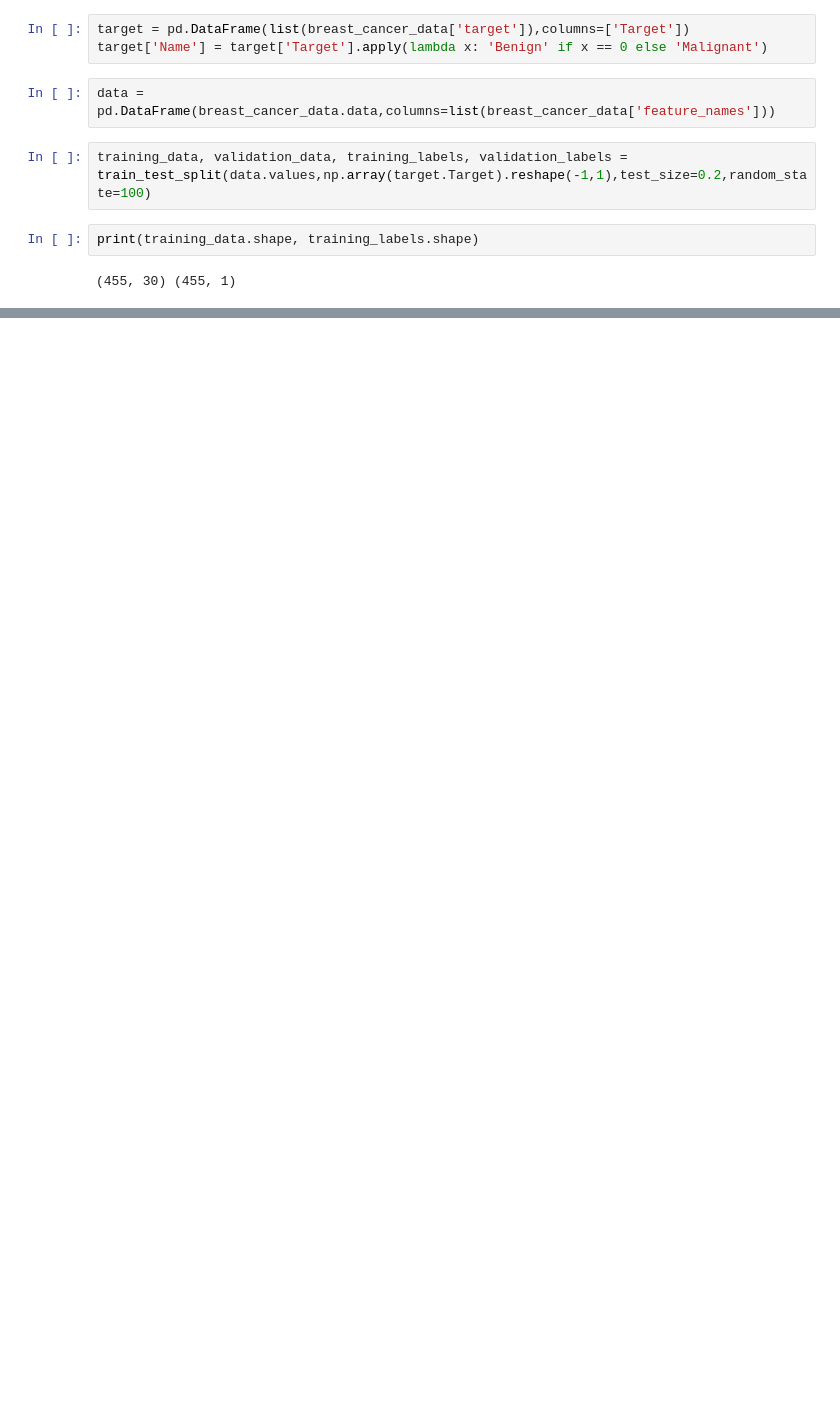
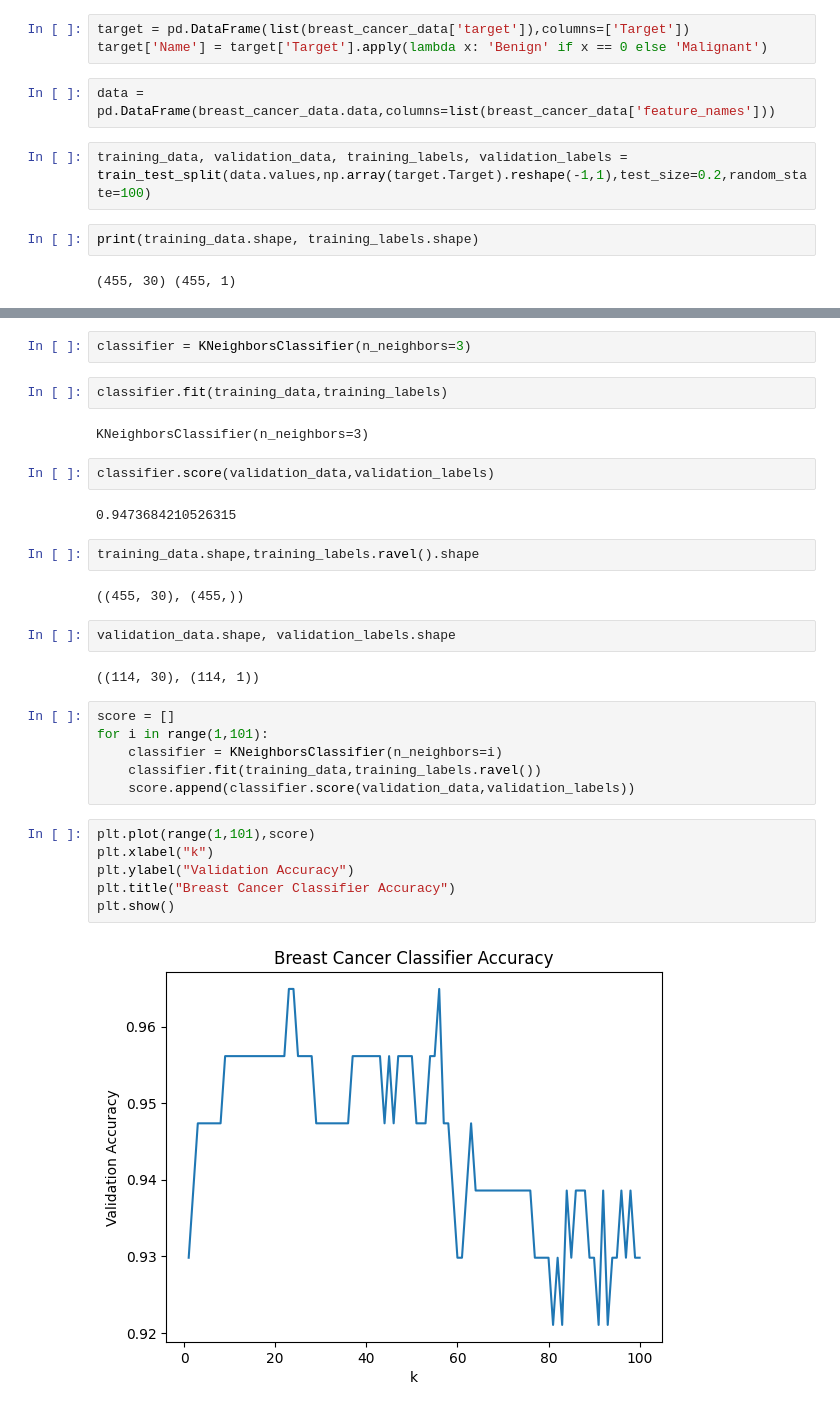
Before and after one commit to dnlsyfq/py_classificationV2, a Jupyter notebook: cancer_classifier.ipynb, the cells around one changed output, grey strips where cells are left out. Saved outputs shown, nothing was run; the diff lists cells and outputs as text; blank space fills up the shorter version.

```diff
--- a/cancer_classifier.ipynb
+++ b/cancer_classifier.ipynb
@@ -20,0 +21,32 @@ KN
+# %%
+classifier = KNeighborsClassifier(n_neighbors=3)
+# %%
+classifier.fit(training_data,training_labels)
+# %% [output]
+KNeighborsClassifier(n_neighbors=3)
+# %%
+classifier.score(validation_data,validation_labels)
+# %% [output]
+0.9473684210526315
+# %%
+training_data.shape,training_labels.ravel().shape
+# %% [output]
+((455, 30), (455,))
+# %%
+validation_data.shape, validation_labels.shape
+# %% [output]
+((114, 30), (114, 1))
+# %%
+score = []
+for i in range(1,101):
+    classifier = KNeighborsClassifier(n_neighbors=i)
+    classifier.fit(training_data,training_labels.ravel())
+    score.append(classifier.score(validation_data,validation_labels))
+# %%
+plt.plot(range(1,101),score)
+plt.xlabel("k")
+plt.ylabel("Validation Accuracy")
+plt.title("Breast Cancer Classifier Accuracy")
+plt.show()
+# %% [output]
+[figure, added]
```
Also changed, not shown: parts of 3 cells of this notebook.
